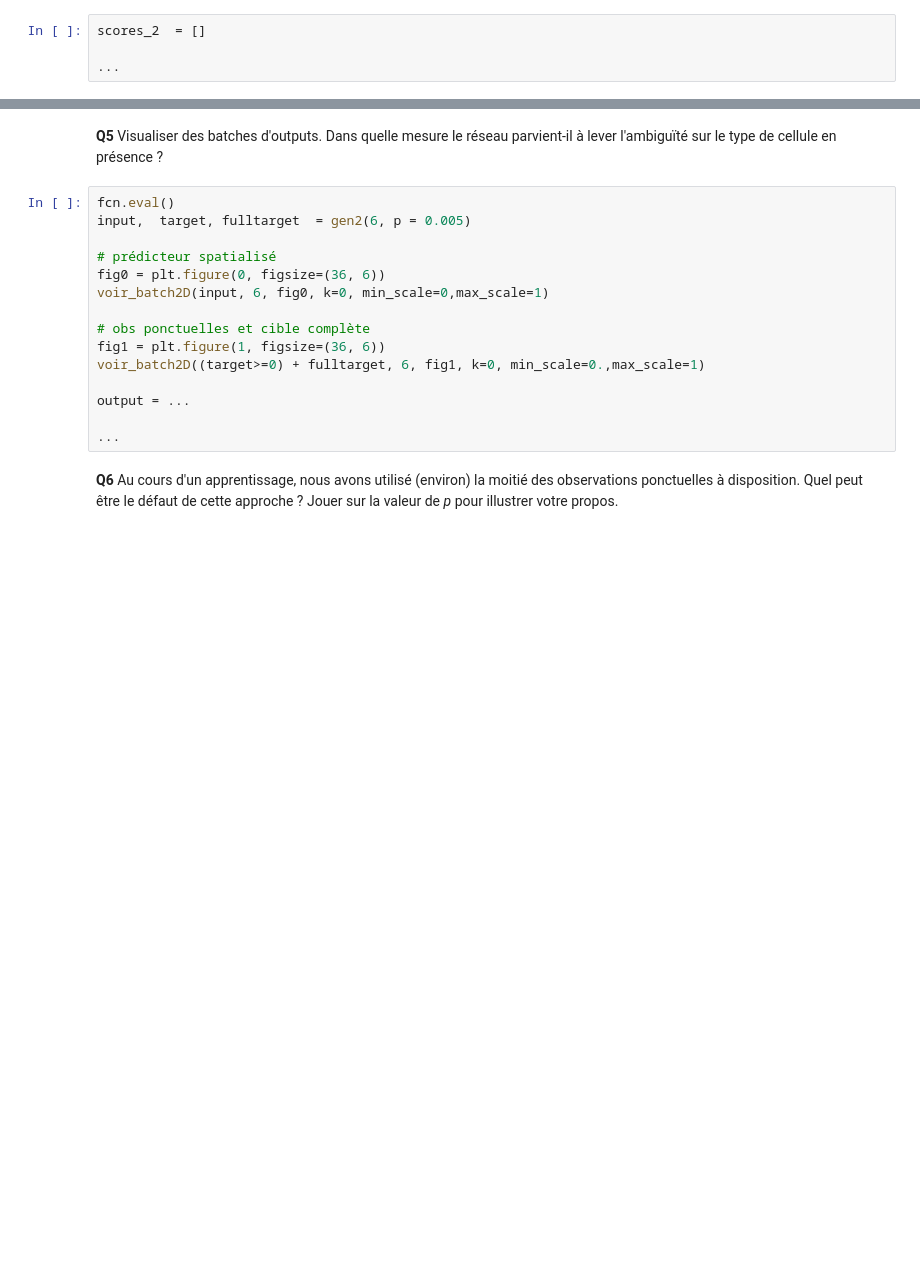
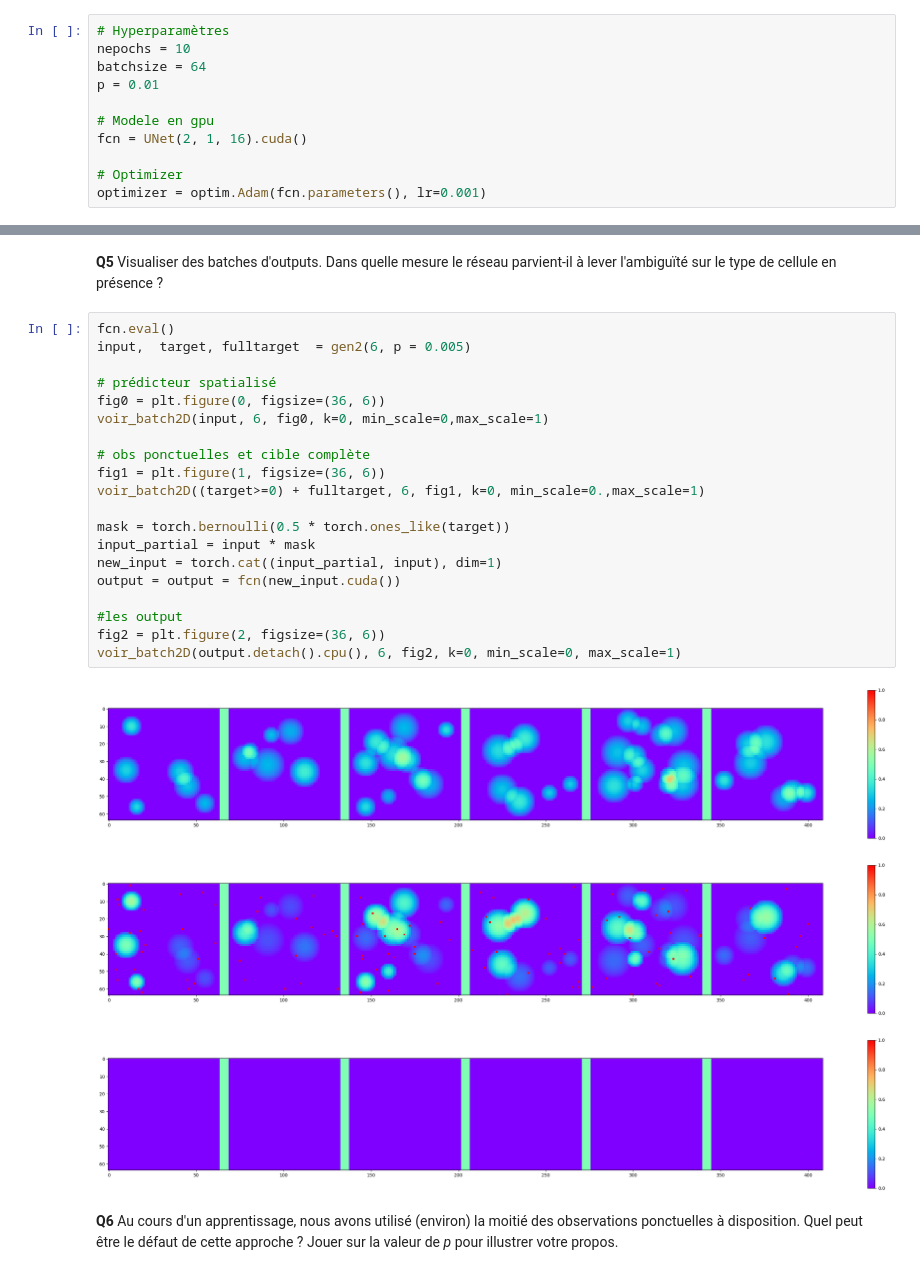
Before and after one commit to noussayma/ml-student, a Jupyter notebook: BE_session1_probleme1.ipynb, the cells around one changed output, grey strips where cells are left out. Drawn from its saved outputs; the diff is of its cells as text; blank space fills up the shorter version.

```diff
--- a/BE_session1_probleme1.ipynb
+++ b/BE_session1_probleme1.ipynb
@@ -544,4 +539,11 @@ fcn = UNet(2,1,16).cuda()
-# %%
-scores_2  = []
-
-...
+# %%
+# Hyperparamètres
+nepochs = 10
+batchsize = 64
+p = 0.01
+
+# Modele en gpu
+fcn = UNet(2, 1, 16).cuda()
+
+# Optimizer
+optimizer = optim.Adam(fcn.parameters(), lr=0.001)
@@ -550,17 +599,26 @@ scores_2  = []
 # %%
 fcn.eval()
 input,  target, fulltarget  = gen2(6, p = 0.005)
 
 # prédicteur spatialisé
 fig0 = plt.figure(0, figsize=(36, 6))
 voir_batch2D(input, 6, fig0, k=0, min_scale=0,max_scale=1)
 
 # obs ponctuelles et cible complète
 fig1 = plt.figure(1, figsize=(36, 6))
 voir_batch2D((target>=0) + fulltarget, 6, fig1, k=0, min_scale=0.,max_scale=1)
 
-output = ...
+mask = torch.bernoulli(0.5 * torch.ones_like(target))
+input_partial = input * mask
+new_input = torch.cat((input_partial, input), dim=1)
+output = output = fcn(new_input.cuda())
 
-...
+#les output
+fig2 = plt.figure(2, figsize=(36, 6))
+voir_batch2D(output.detach().cpu(), 6, fig2, k=0, min_scale=0, max_scale=1)
+# %% [output]
+[figure, added]
+[figure, added]
+[figure, added]
 # %% [markdown]
 **Q6** Au cours d'un apprentissage, nous avons utilisé (environ) la moitié des observations ponctuelles à disposition. Quel peut être le défaut de cette approche ? Jouer sur la valeur de *p* pour illustrer votre propos.
```
Also changed, not shown: parts of 3 cells of this notebook.
